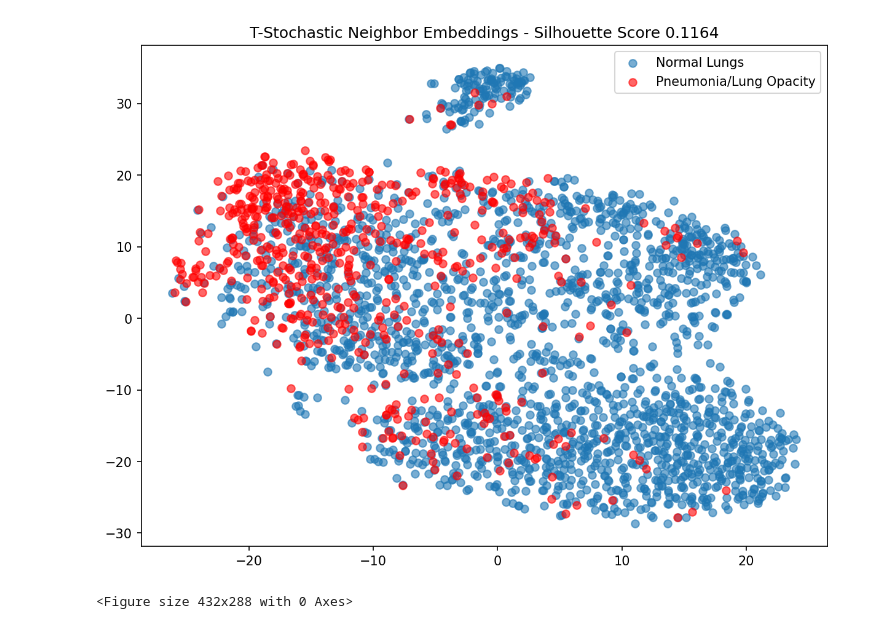
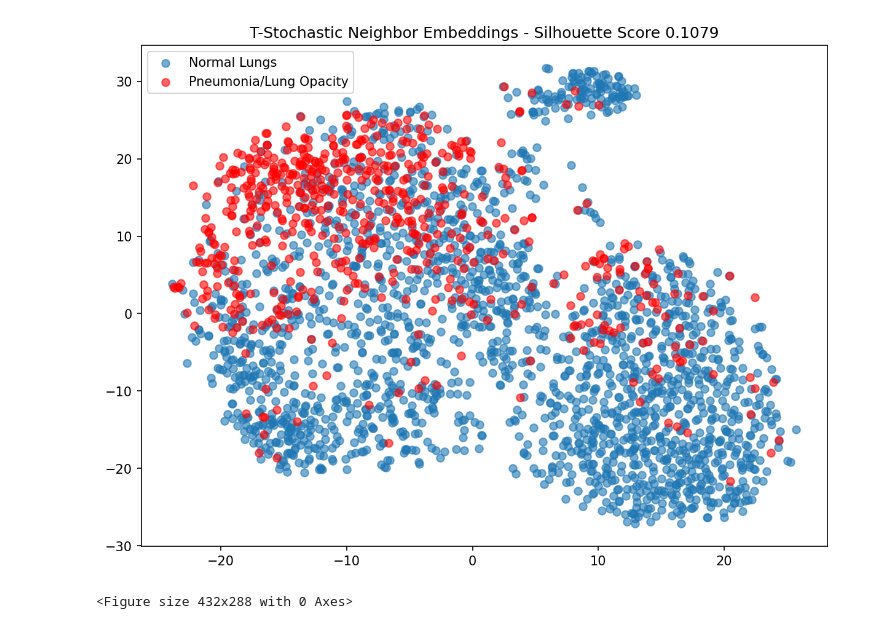
Before and after one commit to Tstrebe2/umich-mads-capstone-project, a Jupyter notebook: tstrebe2/rnsa/eda-notebook.ipynb, the cells around one changed output. Cells and saved outputs as stored; diff of their text form; code cells hidden in the pictures.

```diff
--- a/tstrebe2/rnsa/eda-notebook.ipynb
+++ b/tstrebe2/rnsa/eda-notebook.ipynb
@@ -18,29 +19,31 @@ del df
 _ = gc.collect()
 # %%
 from sklearn.metrics import silhouette_score
+
+targets = df_test.iloc[:, -2]
 
 tsne = TSNE(n_components=2,
             perplexity=50,
             learning_rate=10,
-            early_exaggeration=30,
+            early_exaggeration=40,
             n_jobs=-1
            ).fit_transform(df_test.iloc[:, 1:-2])
 
 ix_0 = np.where(targets == 0)[0]
 ix_1 = np.where(targets == 1)[0]
 
 sil_score = silhouette_score(tsne, targets)
 
 figsize = np.array([6.4, 4.8]) * 1.5
 
-plt.figure(dpi=150, figsize=figsize)
+_ = plt.figure(dpi=150, figsize=figsize)
 plt.scatter(tsne[ix_0, 0], tsne[ix_0, 1], alpha=.6, label='Normal Lungs')
 plt.scatter(tsne[ix_1, 0], tsne[ix_1, 1], alpha=.6, color='red', label='Pneumonia/Lung Opacity')
 plt.title('T-Stochastic Neighbor Embeddings - Silhouette Score {:.4f}'.format(sil_score))
 plt.legend()
 plt.show()
 plt.tight_layout()
 plt.show()
 # %% [output]
-[figure, old version]
+[figure, new version]
 <Figure size 432x288 with 0 Axes>
```
Also changed, not shown: parts of 3 cells of this notebook, 6 other files.
